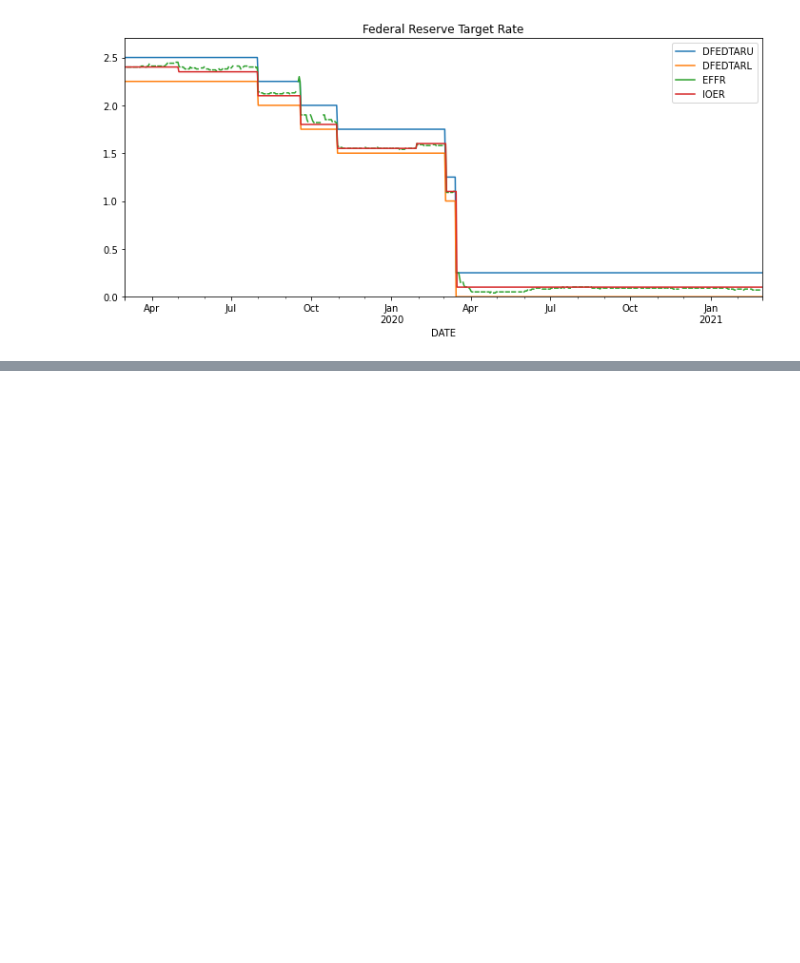
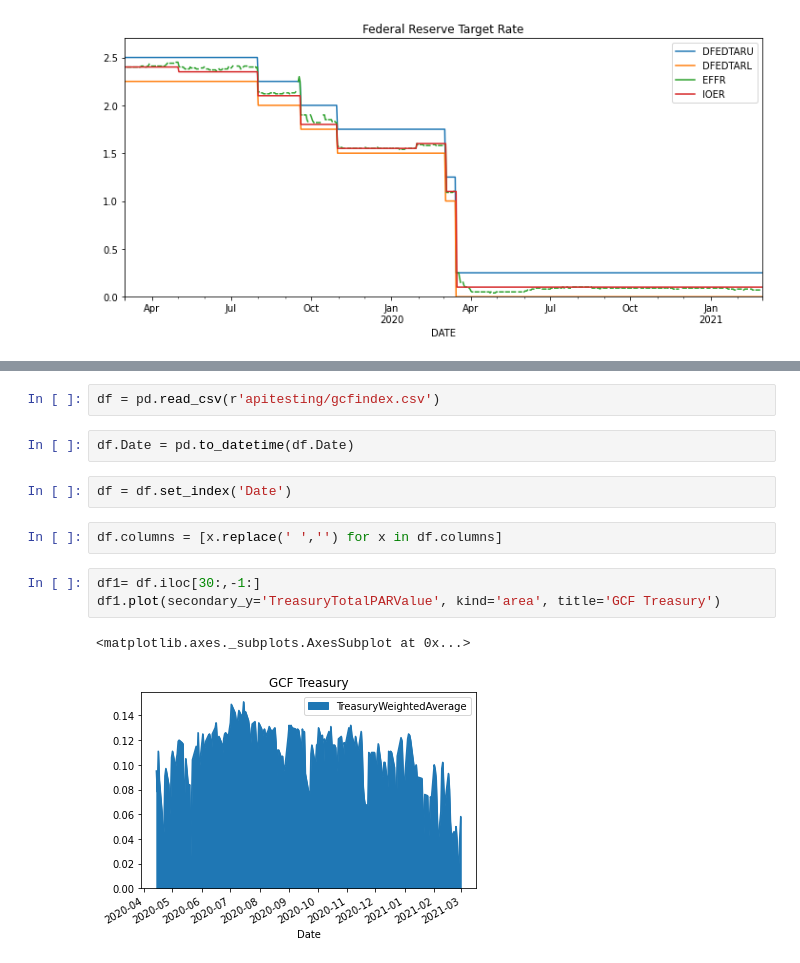
Before and after one commit to pythontrade/apitesting, a Jupyter notebook: US_Money_Markets.ipynb, the cells around one changed output, grey strips where cells are left out. Saved outputs shown, nothing was run; the diff lists cells and outputs as text; blank space fills up the shorter version.

```diff
--- a/US_Money_Markets.ipynb
+++ b/US_Money_Markets.ipynb
@@ -36,0 +71,14 @@ ax=pd.concat([FFUpper, FFLower, FFEff, IOER], axis=1).plot(title='Federal Reserv
+# %%
+df = pd.read_csv(r'apitesting/gcfindex.csv')
+# %%
+df.Date = pd.to_datetime(df.Date)
+# %%
+df = df.set_index('Date')
+# %%
+df.columns = [x.replace(' ','') for x in df.columns]
+# %%
+df1= df.iloc[30:,-1:]
+df1.plot(secondary_y='TreasuryTotalPARValue', kind='area', title='GCF Treasury')
+# %% [output]
+<matplotlib.axes._subplots.AxesSubplot at 0x...>
+[figure, added]
```
Also changed, not shown: parts of 3 cells of this notebook.
